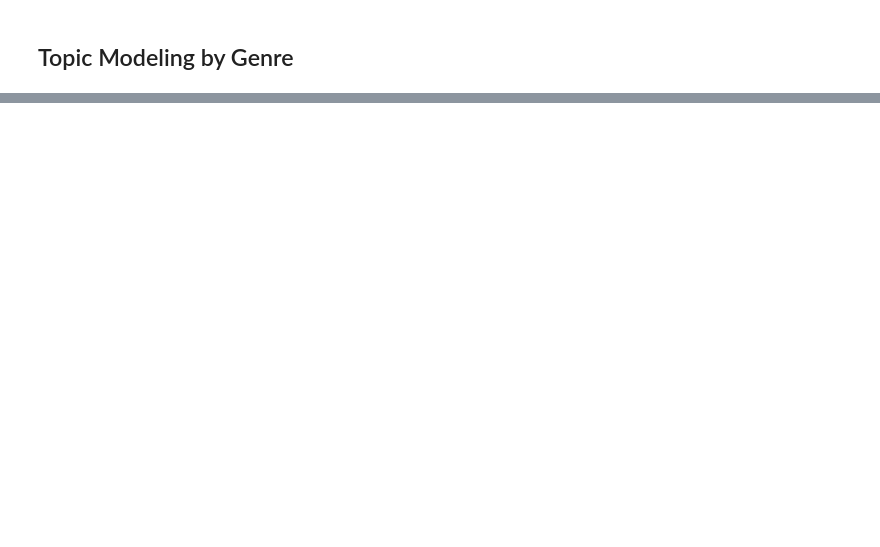
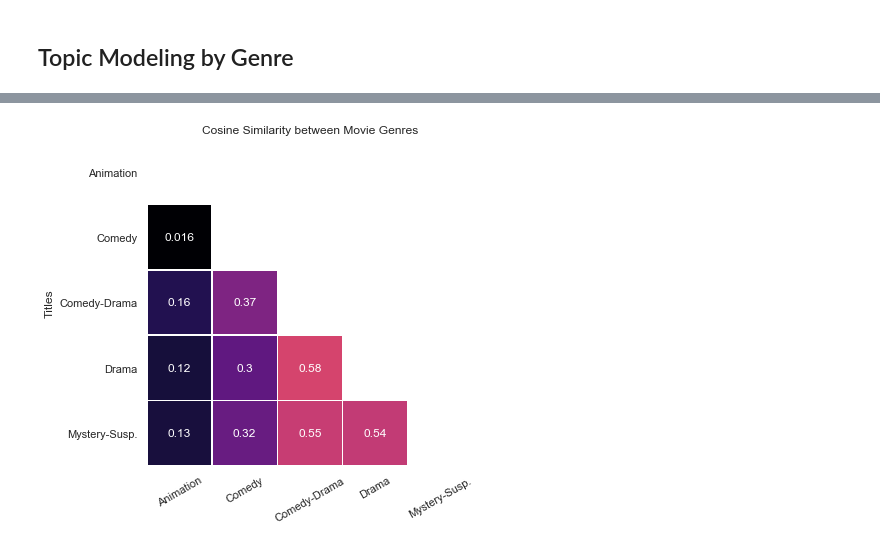
Before and after one commit to carousallie/nlp_movie_script_project, a Jupyter notebook: NLP_Project_Analysis_Wokring.ipynb, the cells around one changed output, grey strips where cells are left out. Cells and saved outputs as stored; diff of their text form; code cells hidden in the pictures; blank space fills up the shorter version.

```diff
--- a/NLP_Project_Analysis_Wokring.ipynb
+++ b/NLP_Project_Analysis_Wokring.ipynb
@@ -421,0 +437,29 @@ winners
+# %%
+# By Genre
+
+
+gen_sim_df = pd.DataFrame(cosine_similarity(tfidf_genre_fit))
+gen_titles = ['Animation', 'Comedy', 'Comedy-Drama', 'Drama', 'Mystery-Susp.']
+gen_sim_df["Titles"] = gen_titles
+gen_sim_df = gen_sim_df.set_index(['Titles'])
+gen_sim_df = gen_sim_df.rename(columns = {0: 'Animation', 1: 'Comedy',
+                                          2: 'Comedy-Drama', 3: 'Drama', 4: 'Mystery-Susp.'})
+
+mask = np.triu(np.ones_like(gen_sim_df, dtype=np.bool))
+
+xticks = gen_sim_df.columns
+
+plt.figure(figsize = (9, 6))
+ax = sns.heatmap(gen_sim_df, cmap = "magma", annot = True,
+            square = True, cbar = False,
+            linewidth = 0.5, mask = mask)
+bottom, top = ax.get_ylim()
+ax.set_yticklabels(
+ax.get_yticklabels(), rotation = 0)
+ax.set_ylim(bottom + 0.5, top - 0.5)
+plt.xticks(rotation = 30)
+ax.set(title = "Cosine Similarity between Movie Genres")
+
+ax.get_figure().savefig('./genre_heatmap.png')
+# %% [output]
+[figure, added]
```
Also changed, not shown: parts of 48 cells of this notebook, 9 other files.
